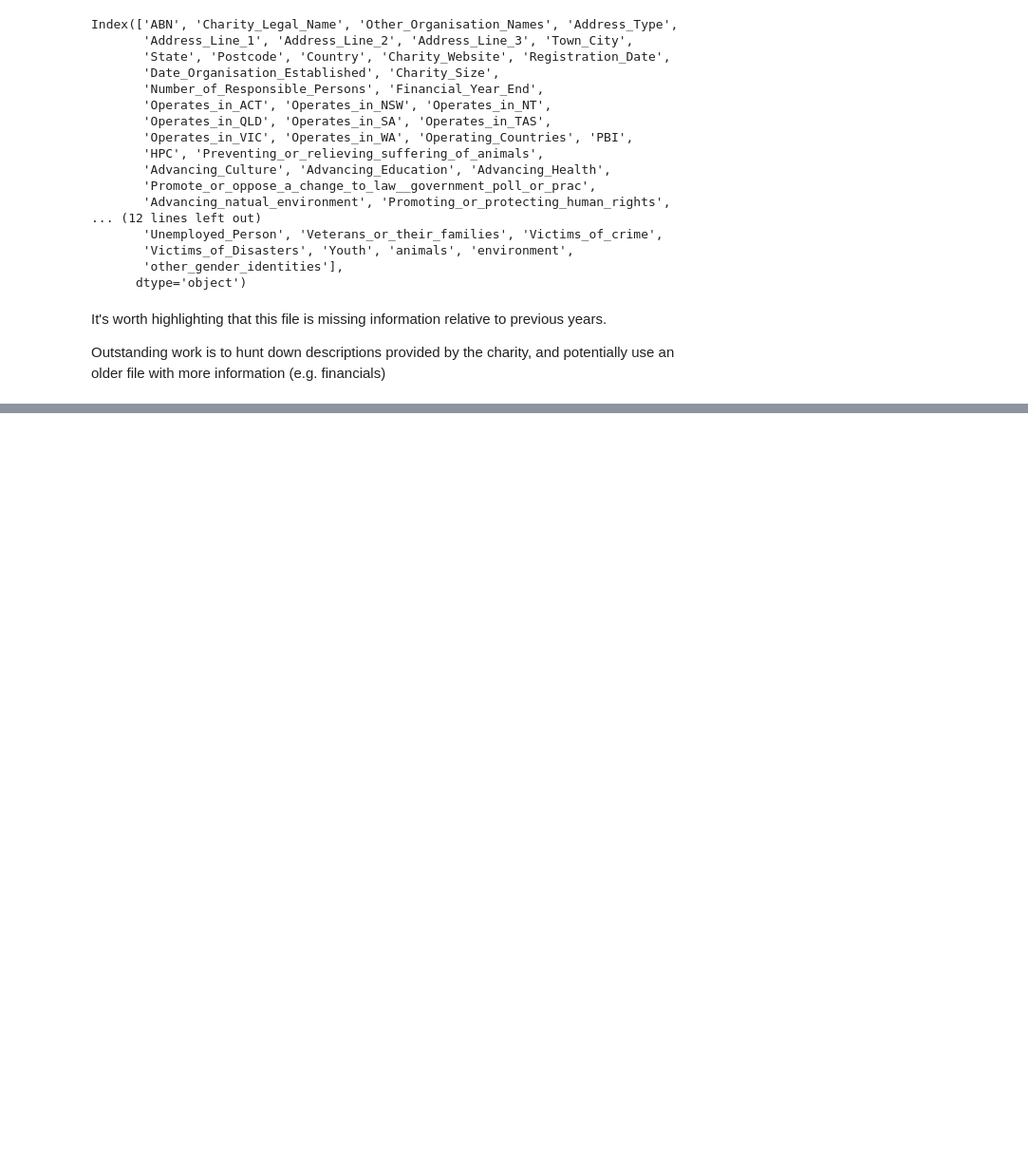
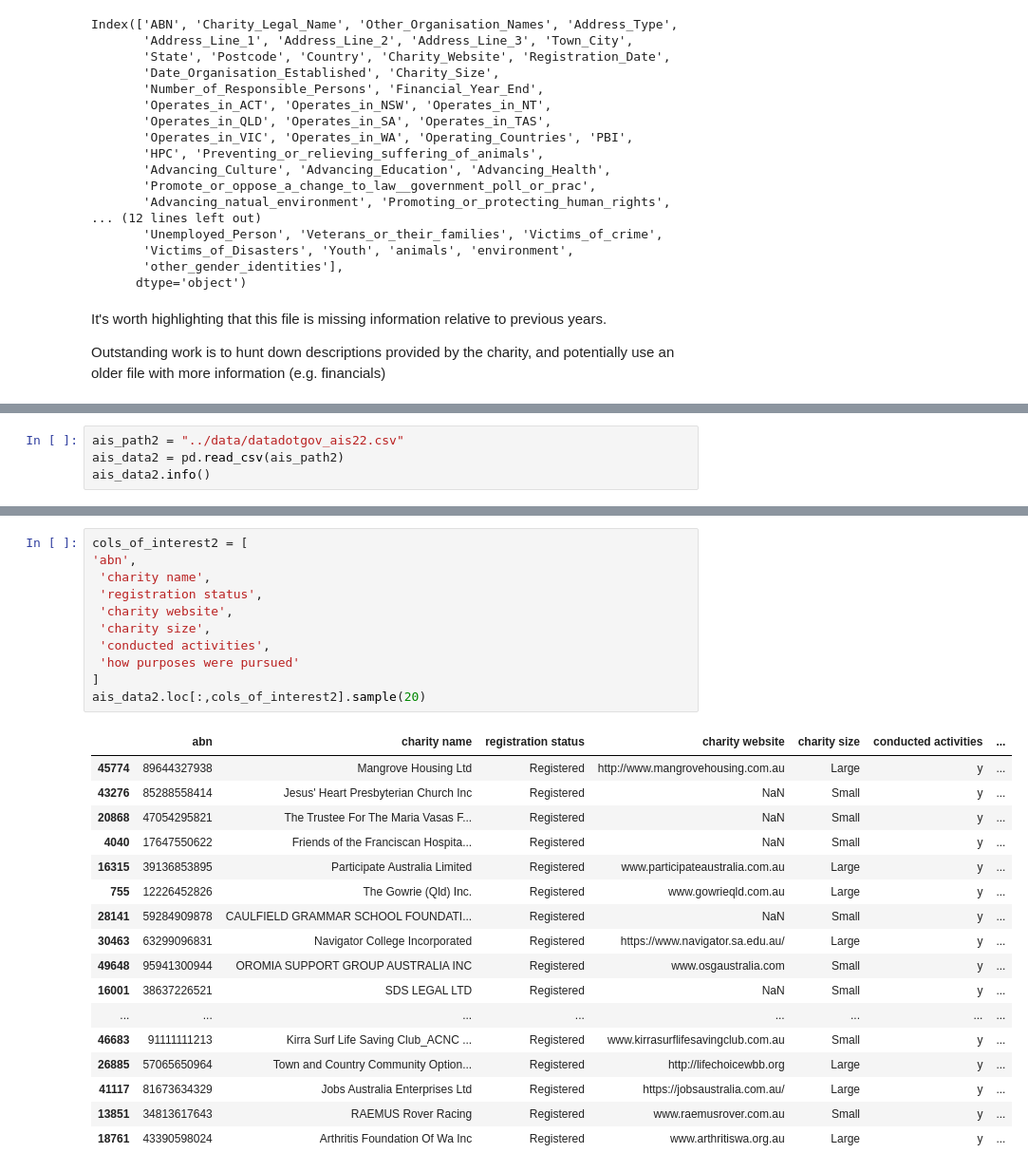
Before and after one commit to GeoffPidcock/buildmas24, a Jupyter notebook: notebooks/eda.ipynb, the cells around one changed output, grey strips where cells are left out. Shown: that part at 95% size. Saved outputs shown, nothing was run; the diff lists cells and outputs as text; blank space fills up the shorter version.

Commit message:
explore granular AIS program data

```diff
--- a/notebooks/eda.ipynb
+++ b/notebooks/eda.ipynb
@@ -64,0 +174,4 @@ Outstanding work is to hunt down descriptions provided by the charity, and poten
+# %%
+ais_path2 = "../data/datadotgov_ais22.csv"
+ais_data2 = pd.read_csv(ais_path2)
+ais_data2.info()
@@ -64,0 +216,29 @@ Outstanding work is to hunt down descriptions provided by the charity, and poten
+# %%
+cols_of_interest2 = [
+'abn',
+ 'charity name',
+ 'registration status',
+ 'charity website',
+ 'charity size',
+ 'conducted activities',
+ 'how purposes were pursued'
+]
+ais_data2.loc[:,cols_of_interest2].sample(20)
+# %% [output]
+|  | abn | charity name | registration status | charity website | charity size | conducted activities | ... |
+| 45774 | 89644327938 | Mangrove Housing Ltd | Registered | http://www.mangrovehousing.com.au | Large | y | ... |
+| 43276 | 85288558414 | Jesus' Heart Presbyterian Church Inc | Registered | NaN | Small | y | ... |
+| 20868 | 47054295821 | The Trustee For The Maria Vasas F... | Registered | NaN | Small | y | ... |
+| 4040 | 17647550622 | Friends of the Franciscan Hospita... | Registered | NaN | Small | y | ... |
+| 16315 | 39136853895 | Participate Australia Limited | Registered | www.participateaustralia.com.au | Large | y | ... |
+| 755 | 12226452826 | The Gowrie (Qld) Inc. | Registered | www.gowrieqld.com.au | Large | y | ... |
+| 28141 | 59284909878 | CAULFIELD GRAMMAR SCHOOL FOUNDATI... | Registered | NaN | Small | y | ... |
+| 30463 | 63299096831 | Navigator College Incorporated | Registered | https://www.navigator.sa.edu.au/ | Large | y | ... |
+| 49648 | 95941300944 | OROMIA SUPPORT GROUP AUSTRALIA INC | Registered | www.osgaustralia.com | Small | y | ... |
+| 16001 | 38637226521 | SDS LEGAL LTD | Registered | NaN | Small | y | ... |
+| ... | ... | ... | ... | ... | ... | ... | ... |
+| 46683 | 91111111213 | Kirra Surf Life Saving Club_ACNC ... | Registered | www.kirrasurflifesavingclub.com.au | Small | y | ... |
+| 26885 | 57065650964 | Town and Country Community Option... | Registered | http://lifechoicewbb.org | Large | y | ... |
+| 41117 | 81673634329 | Jobs Australia Enterprises Ltd | Registered | https://jobsaustralia.com.au/ | Large | y | ... |
+| 13851 | 34813617643 | RAEMUS Rover Racing | Registered | www.raemusrover.com.au | Small | y | ... |
+| 18761 | 43390598024 | Arthritis Foundation Of Wa Inc | Registered | www.arthritiswa.org.au | Large | y | ... |
```
Also changed, not shown: parts of 16 cells of this notebook, 4 other files.
